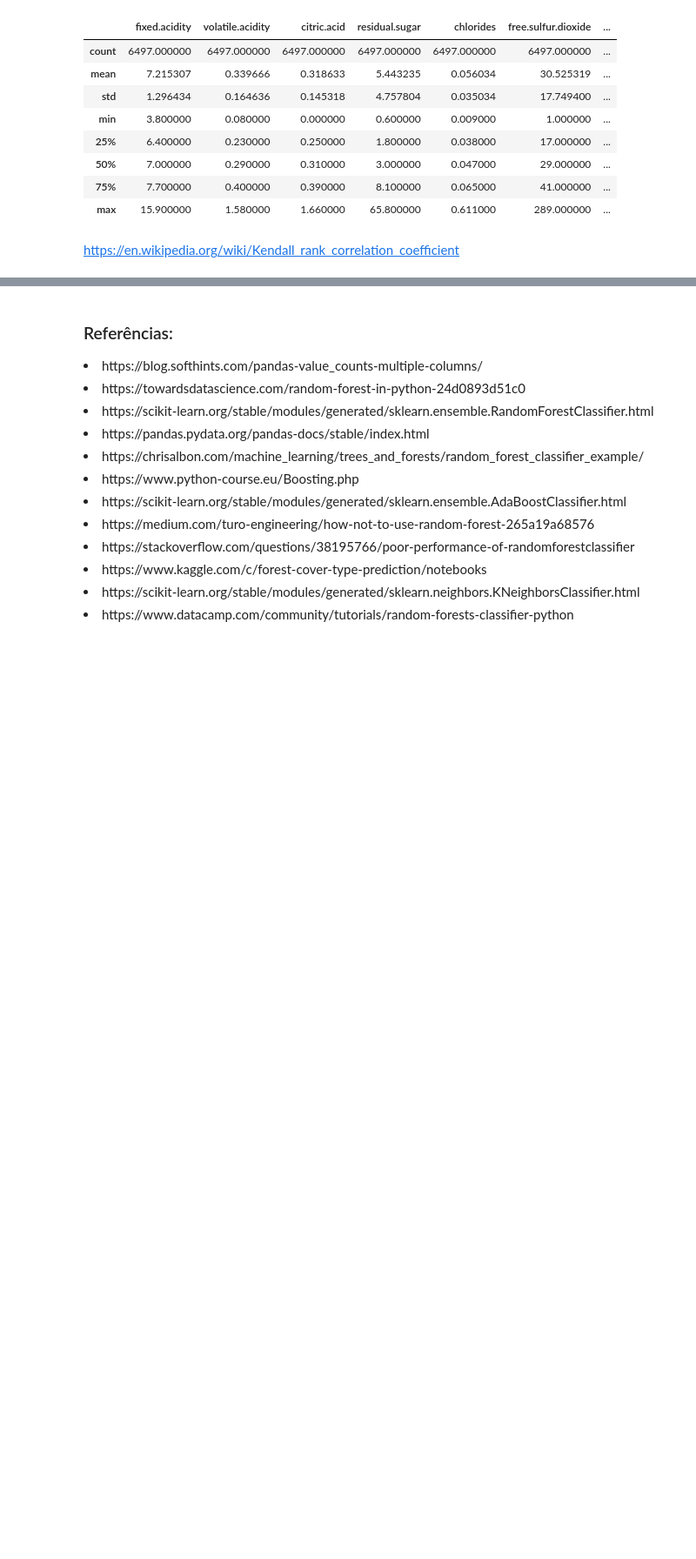
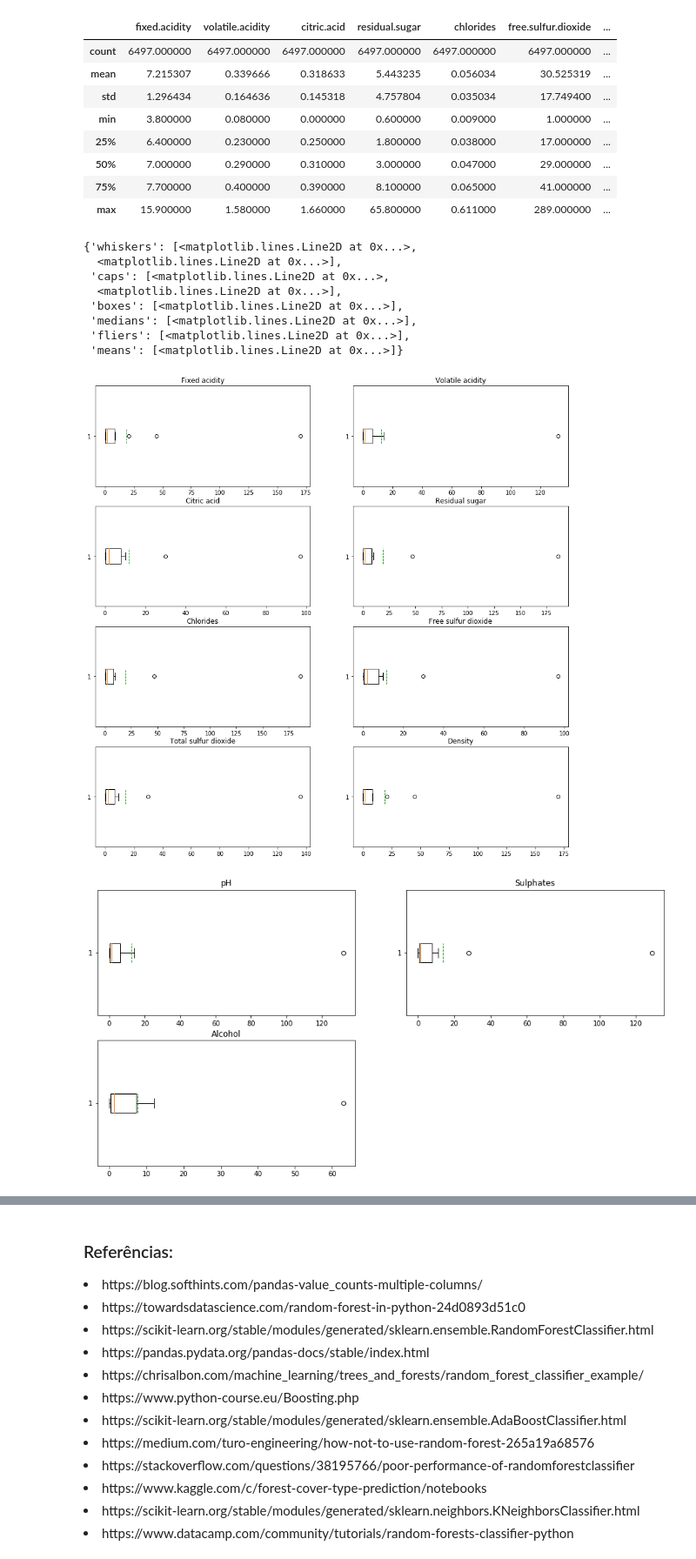
Before and after one commit to CEODINIZ/P2_CDados_2020.2, a Jupyter notebook: projeto 2.1/P2_v2_2020.ipynb, the cells around one changed output, grey strips where cells are left out. Shown at 87% size. Cells and saved outputs as stored; diff of their text form; code cells hidden in the pictures; blank space fills up the shorter version.

```diff
--- a/projeto 2.1/P2_v2_2020.ipynb
+++ b/projeto 2.1/P2_v2_2020.ipynb
@@ -258,3 +245,60 @@ for v in range(0, len(q1)-2):
-# %% [markdown]
-https://en.wikipedia.org/wiki/Kendall_rank_correlation_coefficient
+# %%
+plt.figure(figsize=(15, 15))
+plt.subplot(421)
+plt.title("Fixed acidity")
+plt.boxplot(data.loc[0], vert = False, meanline = True, showcaps = True, showbox = True, showfliers = True,
+            showmeans = True)
+plt.subplot(422)
+plt.title("Volatile acidity")
+plt.boxplot(data.loc[1], vert = False, meanline = True, showcaps = True, showbox = True, showfliers = True,
+            showmeans = True)
+plt.subplot(423)
+plt.title("Citric acid")
+plt.boxplot(data.loc[2], vert = False, meanline = True, showcaps = True, showbox = True, showfliers = True,
+            showmeans = True)
+plt.subplot(424)
+plt.title("Residual sugar")
+plt.boxplot(data.loc[3], vert = False, meanline = True, showcaps = True, showbox = True, showfliers = True,
+            showmeans = True)
+plt.subplot(425)
+plt.title("Chlorides")
+plt.boxplot(data.loc[4], vert = False, meanline = True, showcaps = True, showbox = True, showfliers = True,
+            showmeans = True)
+plt.subplot(426)
+plt.title("Free sulfur dioxide")
+plt.boxplot(data.loc[5], vert = False, meanline = True, showcaps = True, showbox = True, showfliers = True,
+            showmeans = True)
+plt.subplot(427)
+plt.title("Total sulfur dioxide")
+plt.boxplot(data.loc[6], vert = False, meanline = True, showcaps = True, showbox = True, showfliers = True,
+            showmeans = True)
+plt.subplot(428)
+plt.title("Density")
+plt.boxplot(data.loc[7], vert = False, meanline = True, showcaps = True, showbox = True, showfliers = True,
+            showmeans = True)
+
+plt.figure(figsize=(15, 7.5))
+plt.subplot(221)
+plt.title("pH")
+plt.boxplot(data.loc[8], vert = False, meanline = True, showcaps = True, showbox = True, showfliers = True,
+            showmeans = True)
+plt.subplot(222)
+plt.title("Sulphates")
+plt.boxplot(data.loc[9], vert = False, meanline = True, showcaps = True, showbox = True, showfliers = True,
+            showmeans = True)
+plt.subplot(223)
+plt.title("Alcohol")
+plt.boxplot(data.loc[10], vert = False, meanline = True, showcaps = True, showbox = True, showfliers = True,
+            showmeans = True)
+# %% [output]
+{'whiskers': [<matplotlib.lines.Line2D at 0x...>,
+  <matplotlib.lines.Line2D at 0x...>],
+ 'caps': [<matplotlib.lines.Line2D at 0x...>,
+  <matplotlib.lines.Line2D at 0x...>],
+ 'boxes': [<matplotlib.lines.Line2D at 0x...>],
+ 'medians': [<matplotlib.lines.Line2D at 0x...>],
+ 'fliers': [<matplotlib.lines.Line2D at 0x...>],
+ 'means': [<matplotlib.lines.Line2D at 0x...>]}
+[figure, added]
+[figure, added]
 # %%
```
Also changed, not shown: parts of 8 cells of this notebook.
